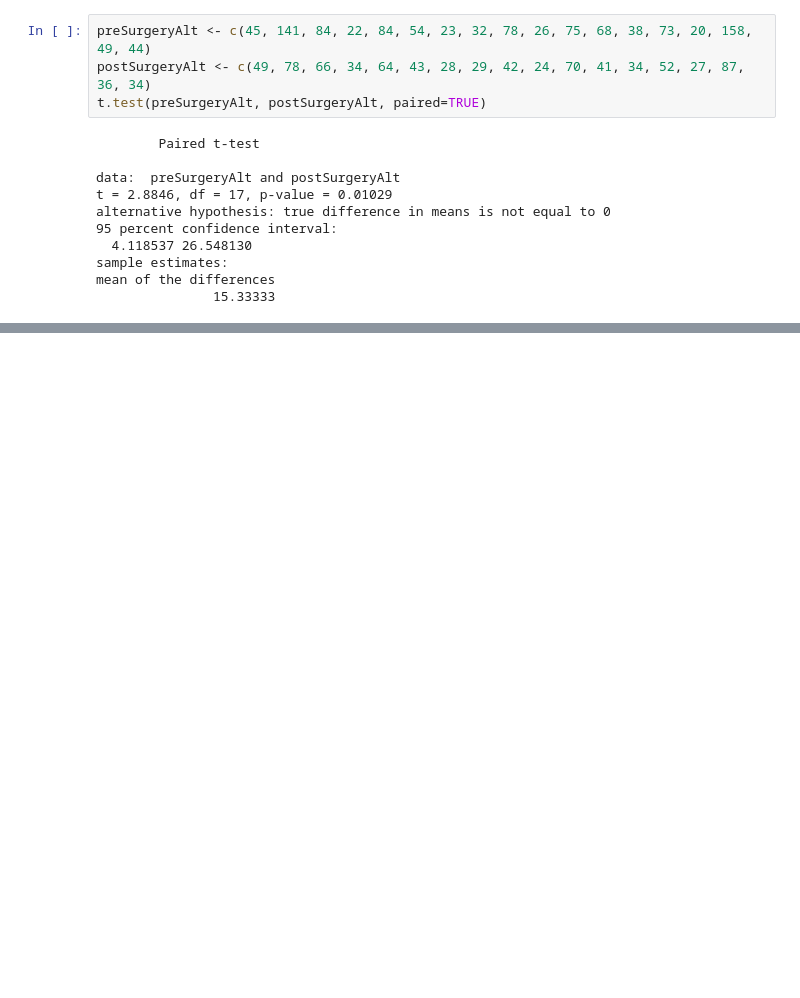
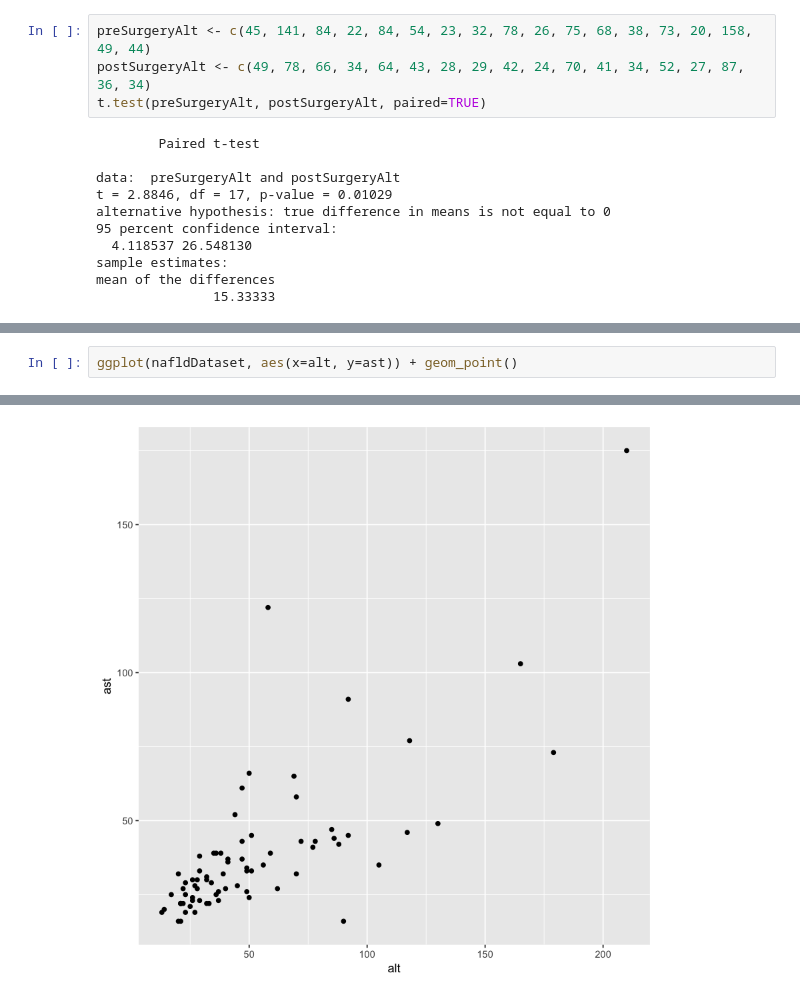
Before and after one commit to m-ferenc/Introduction_to_R_HT2021, a Jupyter notebook: intro_to_R_3.ipynb, the cells around one changed output, grey strips where cells are left out. Drawn from its saved outputs; the diff is of its cells as text; blank space fills up the shorter version.

```diff
--- a/intro_to_R_3.ipynb
+++ b/intro_to_R_3.ipynb
@@ -90,0 +174,3 @@ mean of the differences
+# %%
+ggplot(nafldDataset, aes(x=alt, y=ast)) + geom_point()
+# %% [output]
@@ -90,0 +179 @@ mean of the differences
+[figure, added]
```
Also changed, not shown: parts of 21 cells of this notebook, 1 other file.
